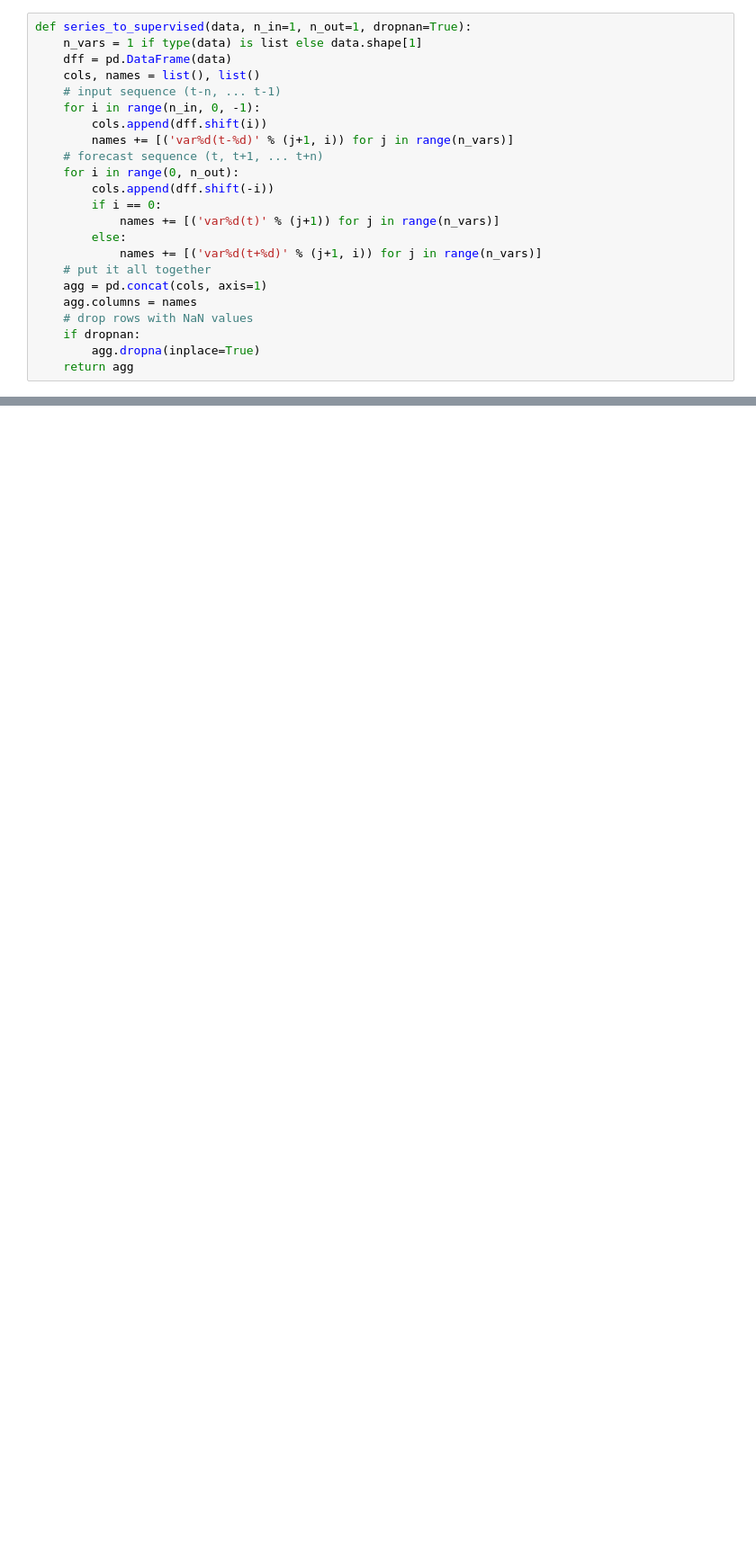
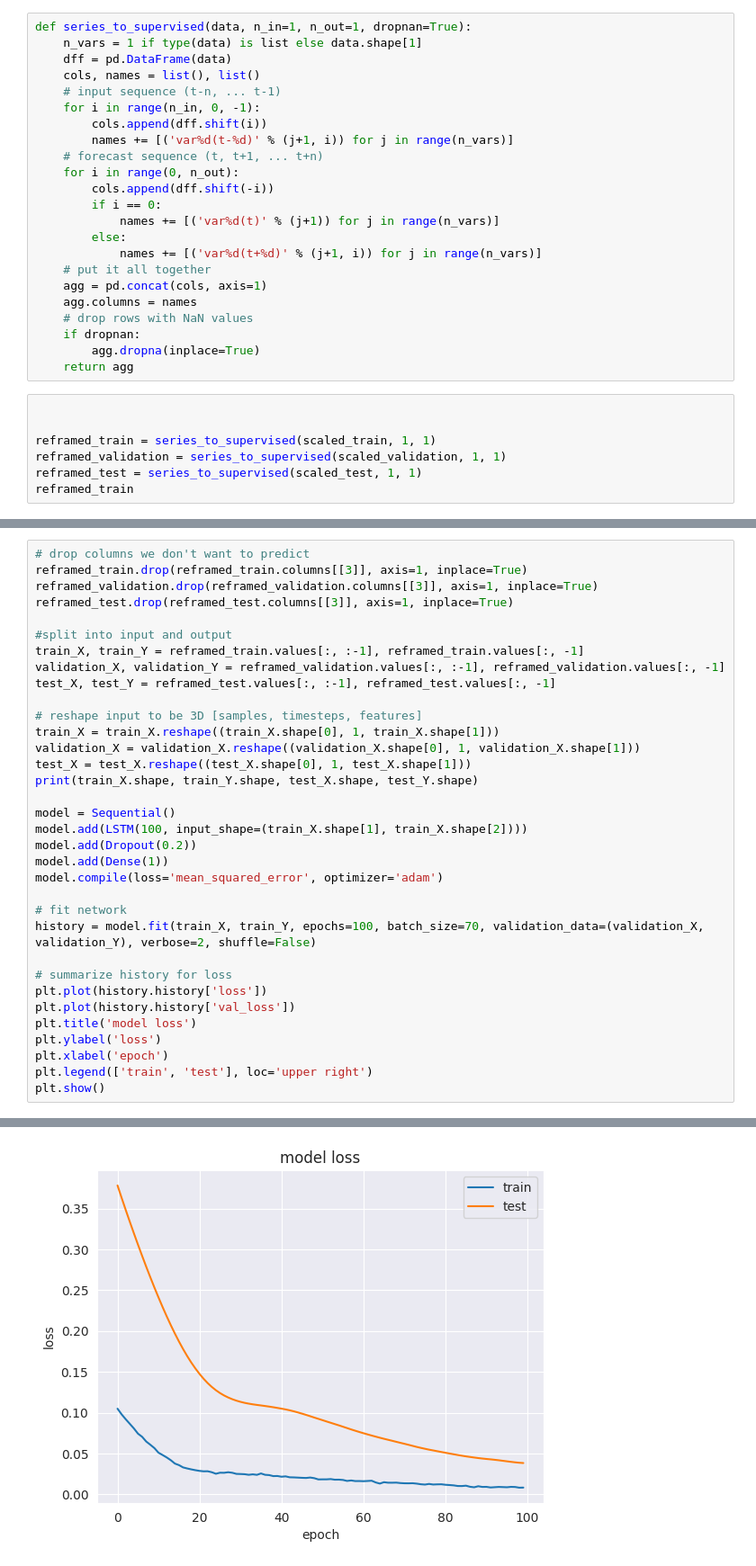
Before and after one commit to Patrick448/time-series-analysis, a Jupyter notebook: Notebooks/agriculture_price_prediction.ipynb, the cells around one changed output, grey strips where cells are left out. Shown at 90% size. Saved outputs shown, nothing was run; the diff lists cells and outputs as text; blank space fills up the shorter version.

```diff
--- a/Notebooks/agriculture_price_prediction.ipynb
+++ b/Notebooks/agriculture_price_prediction.ipynb
@@ -181,4 +184,10 @@ def series_to_supervised(data, n_in=1, n_out=1, dropnan=True):
 		agg.dropna(inplace=True)
 	return agg
 # %%
+
+
+reframed_train = series_to_supervised(scaled_train, 1, 1)
+reframed_validation = series_to_supervised(scaled_validation, 1, 1)
+reframed_test = series_to_supervised(scaled_test, 1, 1)
+reframed_train
 # %% [output]
@@ -186,0 +227,35 @@ def series_to_supervised(data, n_in=1, n_out=1, dropnan=True):
+# %%
+# drop columns we don't want to predict
+reframed_train.drop(reframed_train.columns[[3]], axis=1, inplace=True)
+reframed_validation.drop(reframed_validation.columns[[3]], axis=1, inplace=True)
+reframed_test.drop(reframed_test.columns[[3]], axis=1, inplace=True)
+
+#split into input and output
+train_X, train_Y = reframed_train.values[:, :-1], reframed_train.values[:, -1]
+validation_X, validation_Y = reframed_validation.values[:, :-1], reframed_validation.values[:, -1]
+test_X, test_Y = reframed_test.values[:, :-1], reframed_test.values[:, -1]
+
+# reshape input to be 3D [samples, timesteps, features]
+train_X = train_X.reshape((train_X.shape[0], 1, train_X.shape[1]))
+validation_X = validation_X.reshape((validation_X.shape[0], 1, validation_X.shape[1]))
+test_X = test_X.reshape((test_X.shape[0], 1, test_X.shape[1]))
+print(train_X.shape, train_Y.shape, test_X.shape, test_Y.shape)
+
+model = Sequential()
+model.add(LSTM(100, input_shape=(train_X.shape[1], train_X.shape[2])))
+model.add(Dropout(0.2))
+model.add(Dense(1))
+model.compile(loss='mean_squared_error', optimizer='adam')
+
+# fit network
+history = model.fit(train_X, train_Y, epochs=100, batch_size=70, validation_data=(validation_X, validation_Y), verbose=2, shuffle=False)
+
+# summarize history for loss
+plt.plot(history.history['loss'])
+plt.plot(history.history['val_loss'])
+plt.title('model loss')
+plt.ylabel('loss')
+plt.xlabel('epoch')
+plt.legend(['train', 'test'], loc='upper right')
+plt.show()
+# %% [output]
@@ -186,0 +279 @@ def series_to_supervised(data, n_in=1, n_out=1, dropnan=True):
+[figure, added]
```
Also changed, not shown: parts of 11 cells of this notebook, 1 other file.
